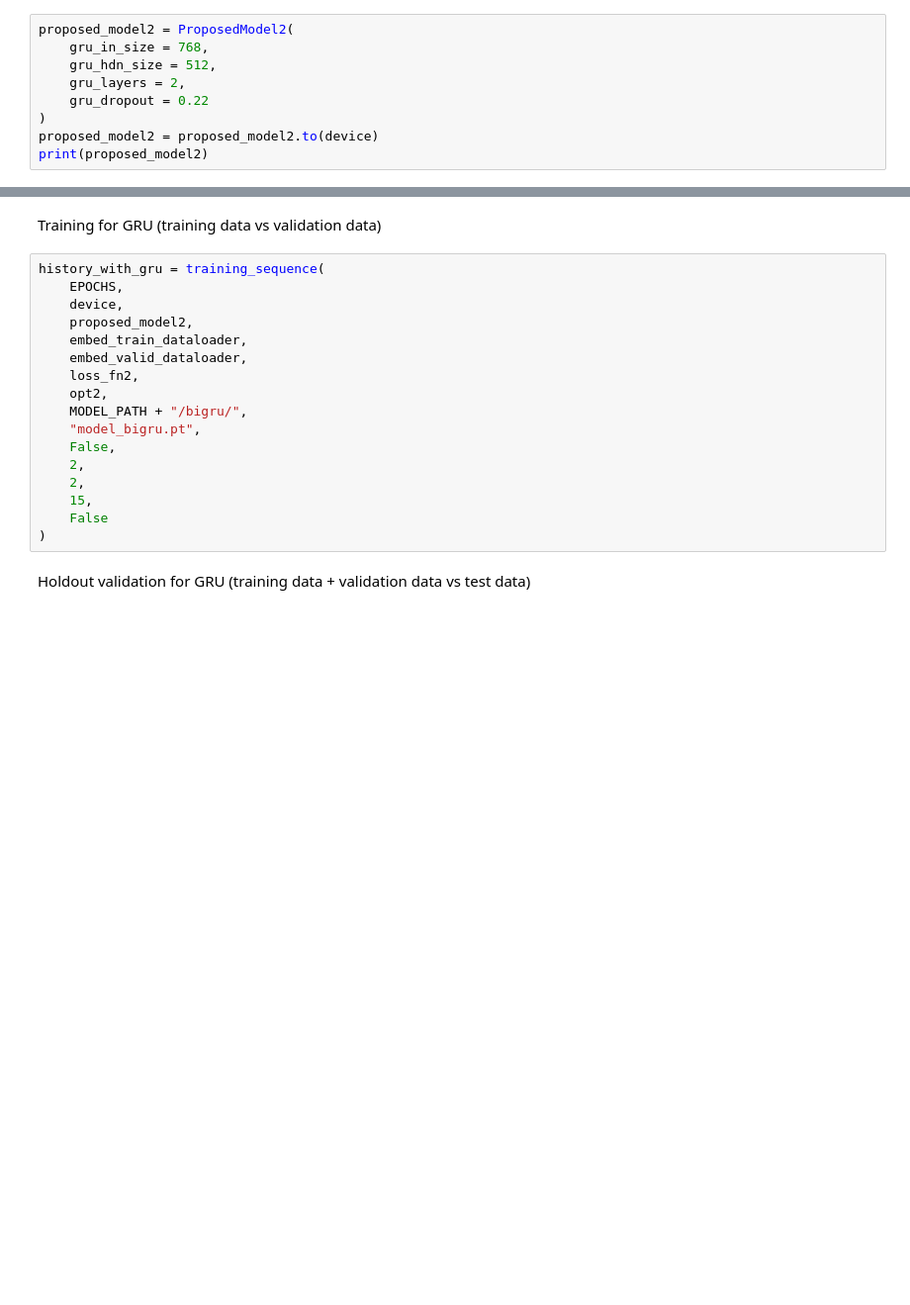
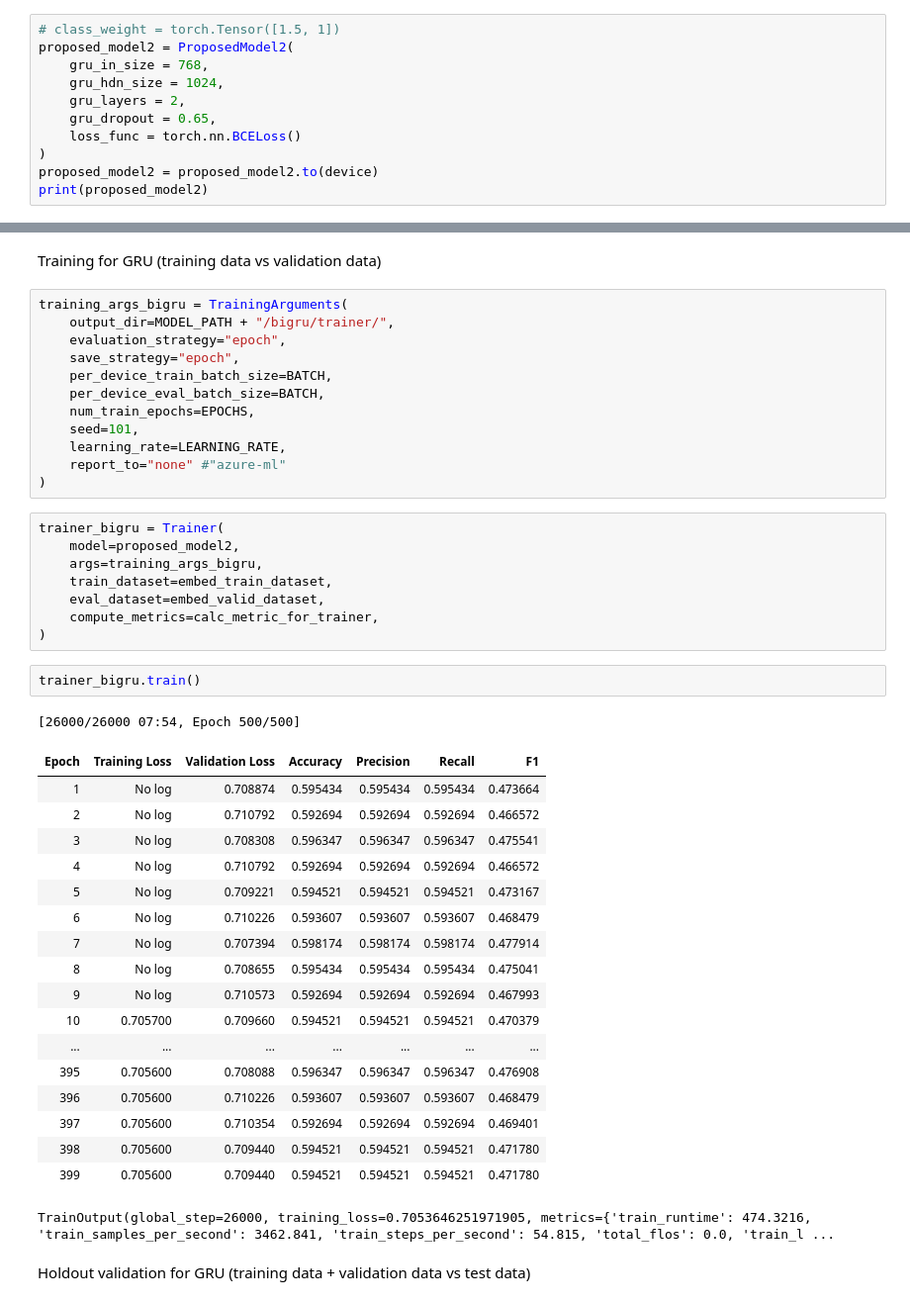
Before and after one commit to Kelompok-7-PPT-S2-IF-ITB/game-review, a Jupyter notebook: BERT_BiLSTM_Game_Review.ipynb, the cells around one changed output, grey strips where cells are left out. Shown at 99% size. Saved outputs shown, nothing was run; the diff lists cells and outputs as text; blank space fills up the shorter version.

```diff
--- a/BERT_BiLSTM_Game_Review.ipynb
+++ b/BERT_BiLSTM_Game_Review.ipynb
@@ -616,9 +687,11 @@ print(proposed_model1)
 # %%
+# class_weight = torch.Tensor([1.5, 1])
 proposed_model2 = ProposedModel2(
     gru_in_size = 768,
-    gru_hdn_size = 512,
+    gru_hdn_size = 1024,
     gru_layers = 2,
-    gru_dropout = 0.22
+    gru_dropout = 0.65,
+    loss_func = torch.nn.BCELoss()
 )
 proposed_model2 = proposed_model2.to(device)
 print(proposed_model2)
@@ -956,21 +831,46 @@ history_holdoutval_with_lstm = training_sequence(
 # %% [markdown]
 Training for GRU (training data vs validation data)
-# %%
-history_with_gru = training_sequence(
-    EPOCHS,
-    device,
-    proposed_model2,
-    embed_train_dataloader,
-    embed_valid_dataloader,
-    loss_fn2,
-    opt2,
-    MODEL_PATH + "/bigru/",
-    "model_bigru.pt",
-    False,
-    2,
-    2,
-    15,
-    False
-)
+# %%
+training_args_bigru = TrainingArguments(
+    output_dir=MODEL_PATH + "/bigru/trainer/",
+    evaluation_strategy="epoch",
+    save_strategy="epoch",
+    per_device_train_batch_size=BATCH,
+    per_device_eval_batch_size=BATCH,
+    num_train_epochs=EPOCHS,
+    seed=101,
+    learning_rate=LEARNING_RATE,
+    report_to="none" #"azure-ml"
+)
+# %%
+trainer_bigru = Trainer(
+    model=proposed_model2,
+    args=training_args_bigru,
+    train_dataset=embed_train_dataset,
+    eval_dataset=embed_valid_dataset,
+    compute_metrics=calc_metric_for_trainer,
+)
+# %%
+trainer_bigru.train()
+# %% [output]
+[26000/26000 07:54, Epoch 500/500]
+| Epoch | Training Loss | Validation Loss | Accuracy | Precision | Recall | F1 |
+| 1 | No log | 0.708874 | 0.595434 | 0.595434 | 0.595434 | 0.473664 |
+| 2 | No log | 0.710792 | 0.592694 | 0.592694 | 0.592694 | 0.466572 |
+| 3 | No log | 0.708308 | 0.596347 | 0.596347 | 0.596347 | 0.475541 |
+| 4 | No log | 0.710792 | 0.592694 | 0.592694 | 0.592694 | 0.466572 |
+| 5 | No log | 0.709221 | 0.594521 | 0.594521 | 0.594521 | 0.473167 |
+| 6 | No log | 0.710226 | 0.593607 | 0.593607 | 0.593607 | 0.468479 |
+| 7 | No log | 0.707394 | 0.598174 | 0.598174 | 0.598174 | 0.477914 |
+| 8 | No log | 0.708655 | 0.595434 | 0.595434 | 0.595434 | 0.475041 |
+| 9 | No log | 0.710573 | 0.592694 | 0.592694 | 0.592694 | 0.467993 |
+| 10 | 0.705700 | 0.709660 | 0.594521 | 0.594521 | 0.594521 | 0.470379 |
+| ... | ... | ... | ... | ... | ... | ... |
+| 395 | 0.705600 | 0.708088 | 0.596347 | 0.596347 | 0.596347 | 0.476908 |
+| 396 | 0.705600 | 0.710226 | 0.593607 | 0.593607 | 0.593607 | 0.468479 |
+| 397 | 0.705600 | 0.710354 | 0.592694 | 0.592694 | 0.592694 | 0.469401 |
+| 398 | 0.705600 | 0.709440 | 0.594521 | 0.594521 | 0.594521 | 0.471780 |
+| 399 | 0.705600 | 0.709440 | 0.594521 | 0.594521 | 0.594521 | 0.471780 |
+TrainOutput(global_step=26000, training_loss=0.7053646251971905, metrics={'train_runtime': 474.3216, 'train_samples_per_second': 3462.841, 'train_steps_per_second': 54.815, 'total_flos': 0.0, 'train_l ...
 # %% [markdown]
 Holdout validation for GRU (training data + validation data vs test data)
```
Also changed, not shown: parts of 91 cells of this notebook.
